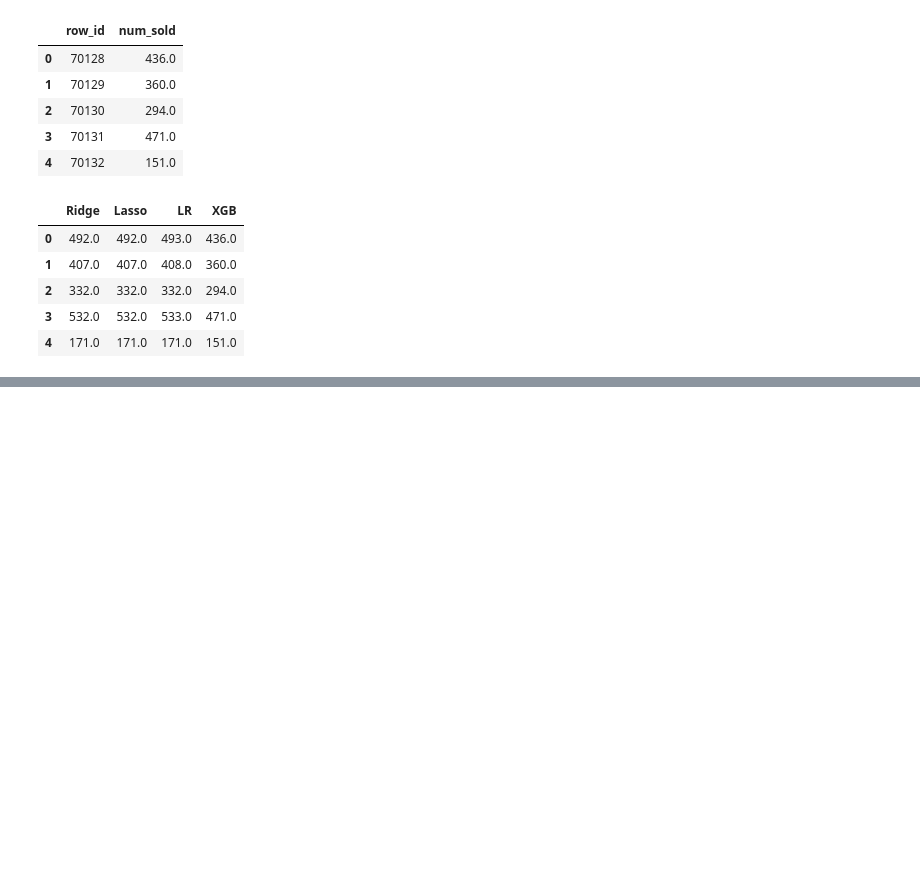
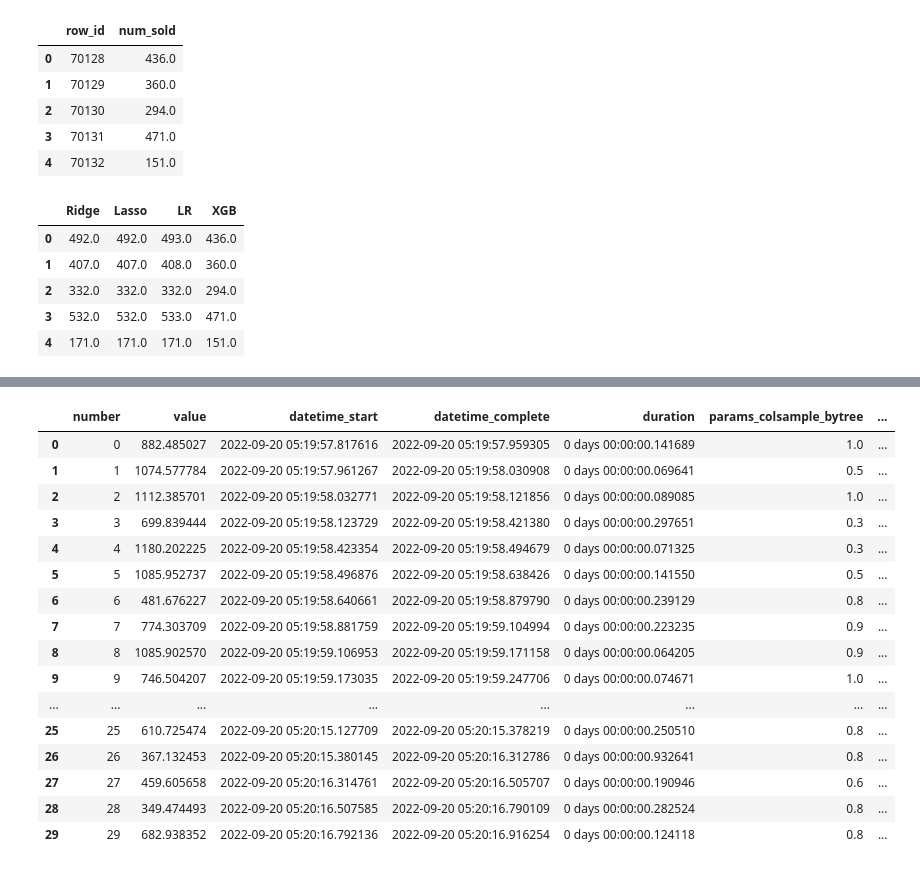
Before and after one commit to Bakhtaki/Kaggle-Competitions, a Jupyter notebook: tp-sep-2022.ipynb, the cells around one changed output, grey strips where cells are left out. Drawn from its saved outputs; the diff is of its cells as text; code cells hidden in the pictures; blank space fills up the shorter version.

```diff
--- a/tp-sep-2022.ipynb
+++ b/tp-sep-2022.ipynb
@@ -1581,0 +1637,5 @@ models.head()
+# %%
+study = optuna.create_study(direction='minimize')
+study.optimize(lgbm_objective, n_trials=30)
+print('Number of finished trials:', len(study.trials))
+print('Best trial:', study.best_trial.params)
@@ -1581,0 +1662,20 @@ models.head()
+# %%
+study.trials_dataframe()
+# %% [output]
+|  | number | value | datetime_start | datetime_complete | duration | params_colsample_bytree | ... |
+| 0 | 0 | 882.485027 | 2022-09-20 05:19:57.817616 | 2022-09-20 05:19:57.959305 | 0 days 00:00:00.141689 | 1.0 | ... |
+| 1 | 1 | 1074.577784 | 2022-09-20 05:19:57.961267 | 2022-09-20 05:19:58.030908 | 0 days 00:00:00.069641 | 0.5 | ... |
+| 2 | 2 | 1112.385701 | 2022-09-20 05:19:58.032771 | 2022-09-20 05:19:58.121856 | 0 days 00:00:00.089085 | 1.0 | ... |
+| 3 | 3 | 699.839444 | 2022-09-20 05:19:58.123729 | 2022-09-20 05:19:58.421380 | 0 days 00:00:00.297651 | 0.3 | ... |
+| 4 | 4 | 1180.202225 | 2022-09-20 05:19:58.423354 | 2022-09-20 05:19:58.494679 | 0 days 00:00:00.071325 | 0.3 | ... |
+| 5 | 5 | 1085.952737 | 2022-09-20 05:19:58.496876 | 2022-09-20 05:19:58.638426 | 0 days 00:00:00.141550 | 0.5 | ... |
+| 6 | 6 | 481.676227 | 2022-09-20 05:19:58.640661 | 2022-09-20 05:19:58.879790 | 0 days 00:00:00.239129 | 0.8 | ... |
+| 7 | 7 | 774.303709 | 2022-09-20 05:19:58.881759 | 2022-09-20 05:19:59.104994 | 0 days 00:00:00.223235 | 0.9 | ... |
+| 8 | 8 | 1085.902570 | 2022-09-20 05:19:59.106953 | 2022-09-20 05:19:59.171158 | 0 days 00:00:00.064205 | 0.9 | ... |
+| 9 | 9 | 746.504207 | 2022-09-20 05:19:59.173035 | 2022-09-20 05:19:59.247706 | 0 days 00:00:00.074671 | 1.0 | ... |
+| ... | ... | ... | ... | ... | ... | ... | ... |
+| 25 | 25 | 610.725474 | 2022-09-20 05:20:15.127709 | 2022-09-20 05:20:15.378219 | 0 days 00:00:00.250510 | 0.8 | ... |
+| 26 | 26 | 367.132453 | 2022-09-20 05:20:15.380145 | 2022-09-20 05:20:16.312786 | 0 days 00:00:00.932641 | 0.8 | ... |
+| 27 | 27 | 459.605658 | 2022-09-20 05:20:16.314761 | 2022-09-20 05:20:16.505707 | 0 days 00:00:00.190946 | 0.6 | ... |
+| 28 | 28 | 349.474493 | 2022-09-20 05:20:16.507585 | 2022-09-20 05:20:16.790109 | 0 days 00:00:00.282524 | 0.8 | ... |
+| 29 | 29 | 682.938352 | 2022-09-20 05:20:16.792136 | 2022-09-20 05:20:16.916254 | 0 days 00:00:00.124118 | 0.8 | ... |
```
Also changed, not shown: parts of 28 cells of this notebook.
